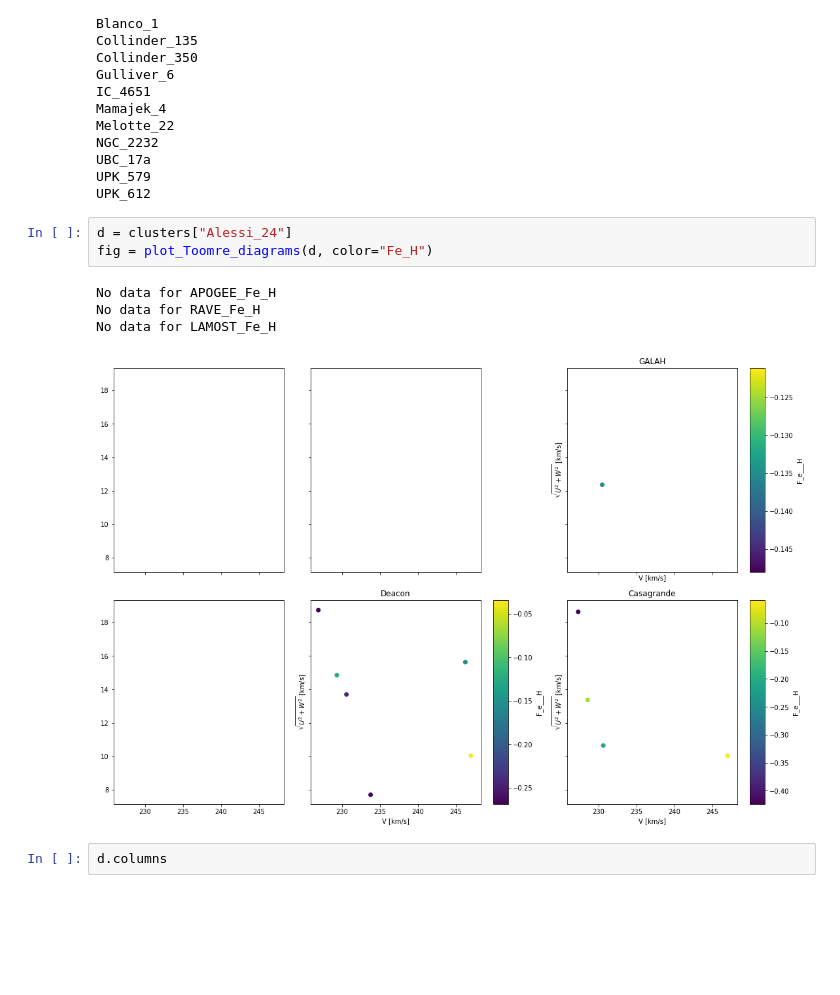
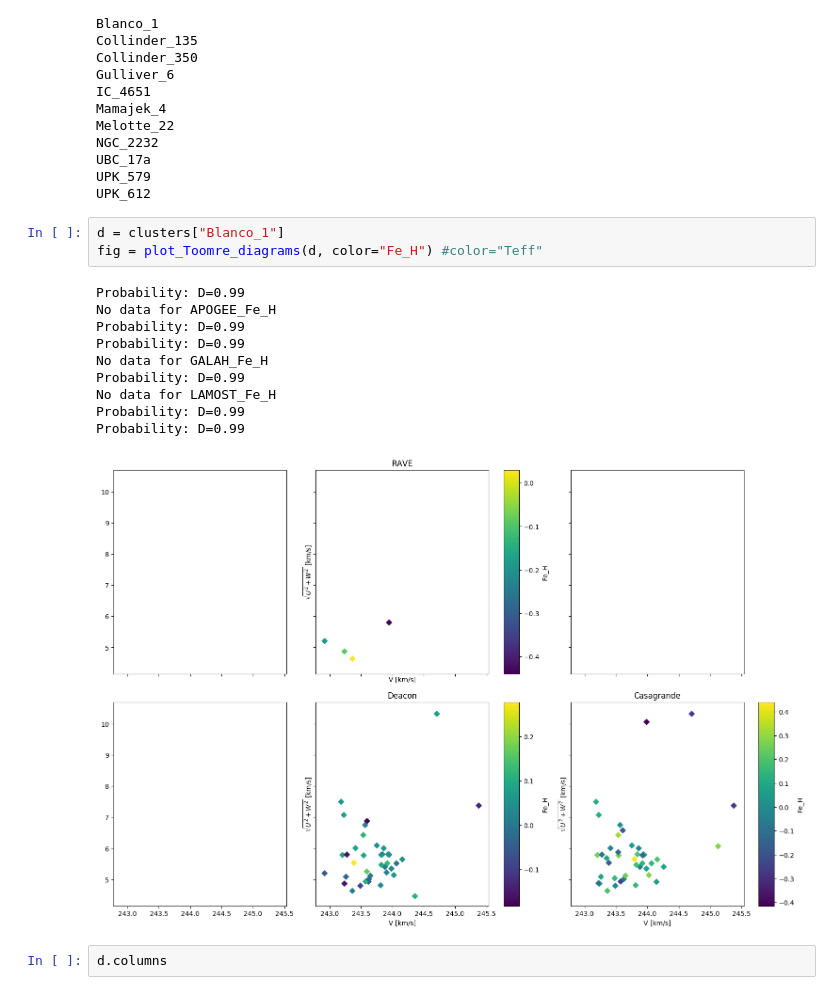
Before and after one commit to jpdeleon/chronos, a Jupyter notebook: notebooks/examples-cluster_spectra.ipynb, the cells around one changed output. Cells and saved outputs as stored; diff of their text form; blank space fills up the shorter version.

Commit message:
plot toomre

```diff
--- a/notebooks/examples-cluster_spectra.ipynb
+++ b/notebooks/examples-cluster_spectra.ipynb
@@ -167,13 +162,19 @@ UBC_17a
 UPK_579
 UPK_612
 # %%
-d = clusters["Alessi_24"]
-fig = plot_Toomre_diagrams(d, color="Fe_H")
+d = clusters["Blanco_1"]
+fig = plot_Toomre_diagrams(d, color="Fe_H") #color="Teff"
 # %% [output]
+Probability: D=0.99
 No data for APOGEE_Fe_H
-No data for RAVE_Fe_H
+Probability: D=0.99
+Probability: D=0.99
+No data for GALAH_Fe_H
+Probability: D=0.99
 No data for LAMOST_Fe_H
+Probability: D=0.99
+Probability: D=0.99
-[figure, old version]
+[figure, new version]
 # %%
 d.columns
 # %% [output]
```
Also changed, not shown: parts of 10 cells of this notebook, 6 other files.
